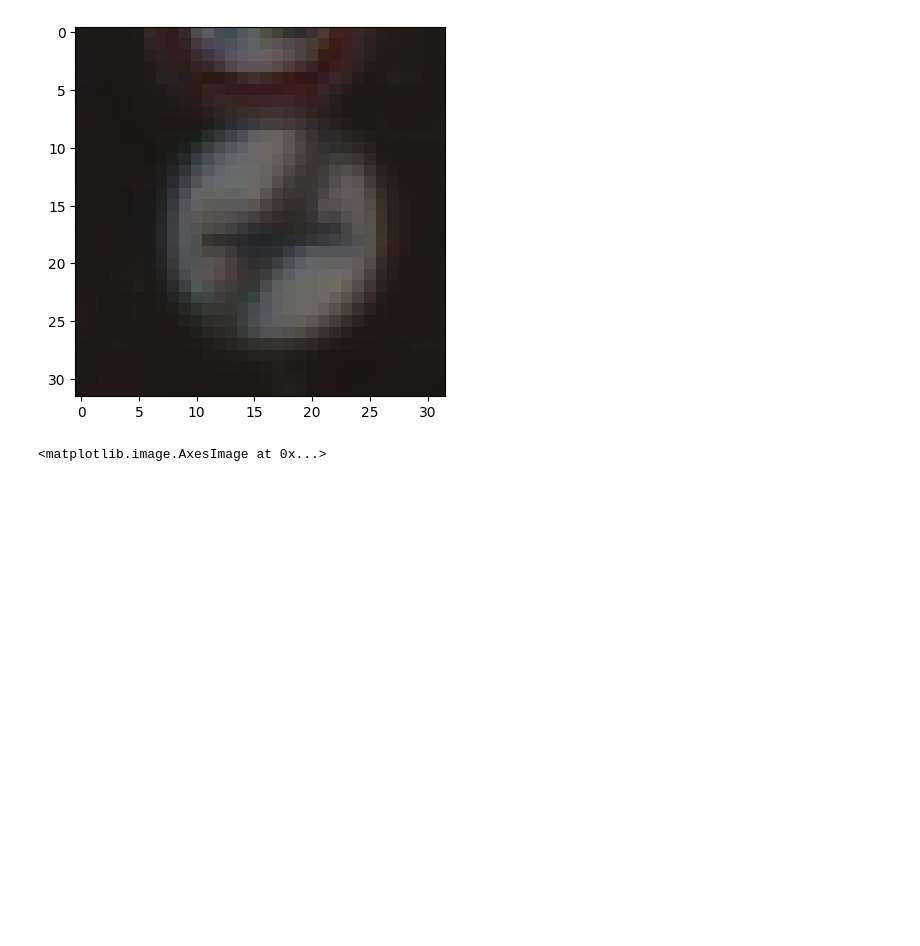
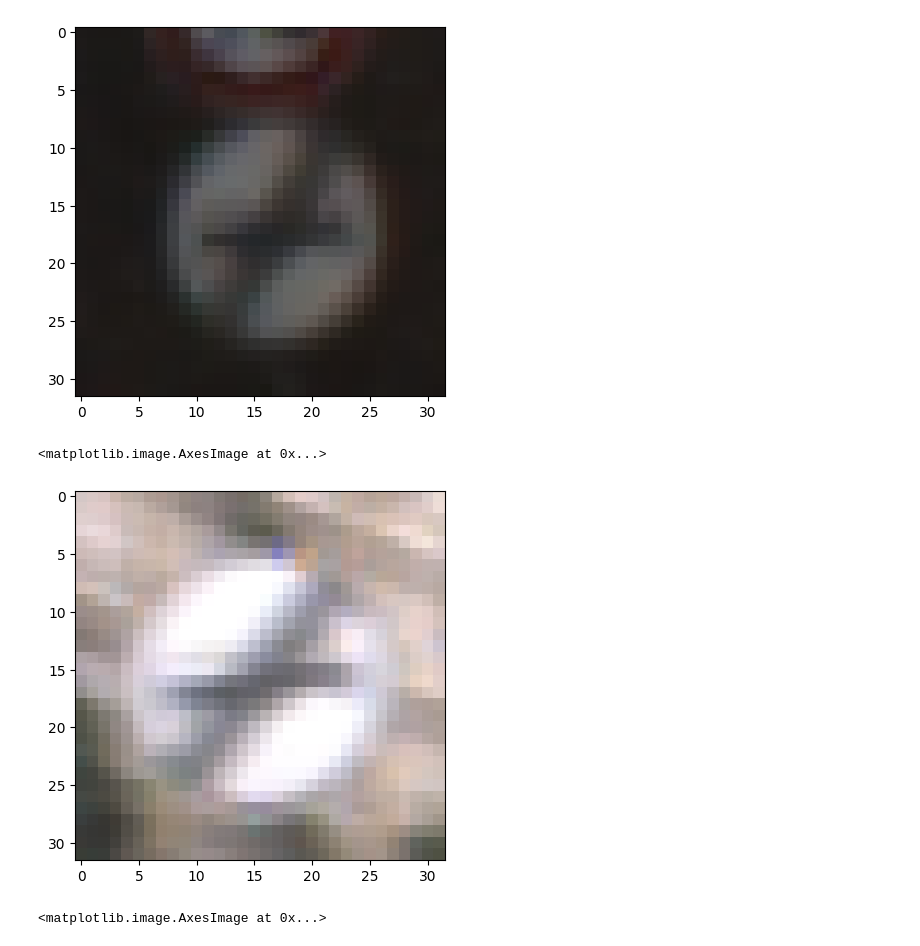
Before and after one commit to dangtrantrung/Road-Signals-Classification-Model-with-TensorFlow, a Jupyter notebook: Road_Signals_Classification_Model.ipynb, the cells around one changed output. Drawn from its saved outputs; the diff is of its cells as text; code cells hidden in the pictures; blank space fills up the shorter version.

```diff
--- a/Road_Signals_Classification_Model.ipynb
+++ b/Road_Signals_Classification_Model.ipynb
@@ -153,6 +153,11 @@ plt.imshow(trainX[0])
 # %% [output]
 <matplotlib.image.AxesImage at 0x...>
 [figure]
+# %%
+plt.imshow(trainX[49])
+# %% [output]
+<matplotlib.image.AxesImage at 0x...>
+[figure, added]
 # %%
 plt.imshow(trainX[50])
 # %% [output]
```
Also changed, not shown: parts of 4 cells of this notebook.
